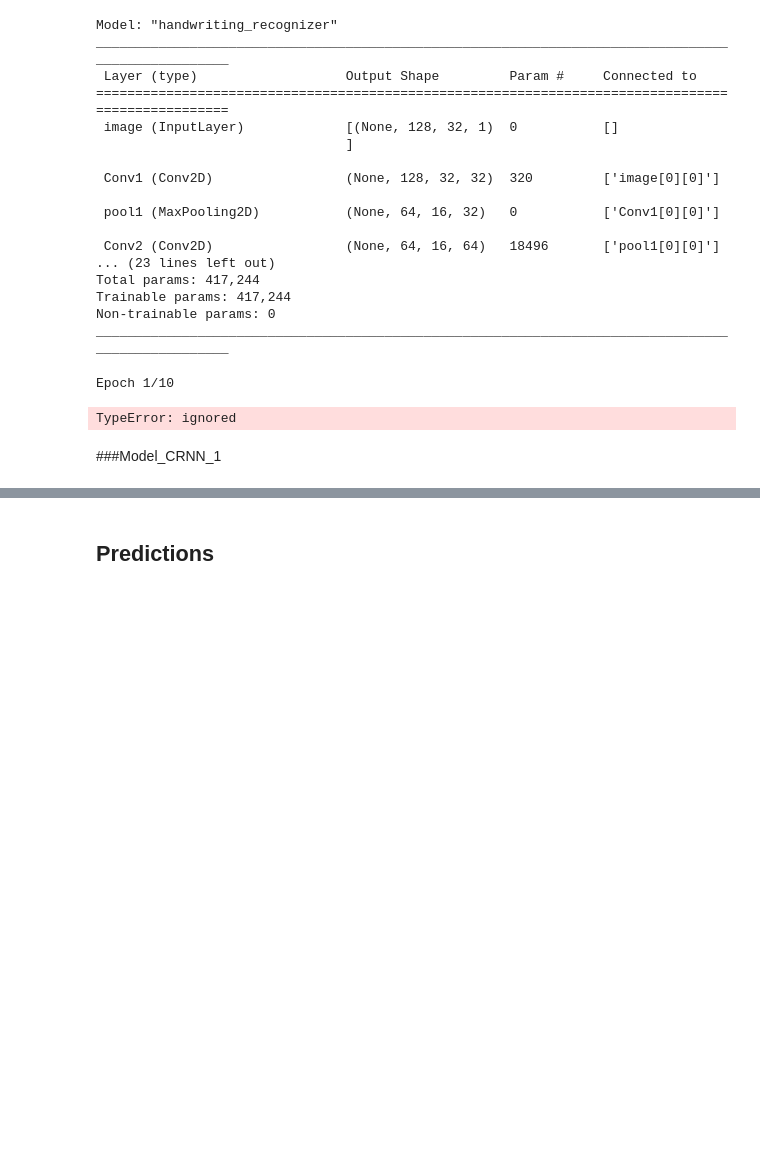
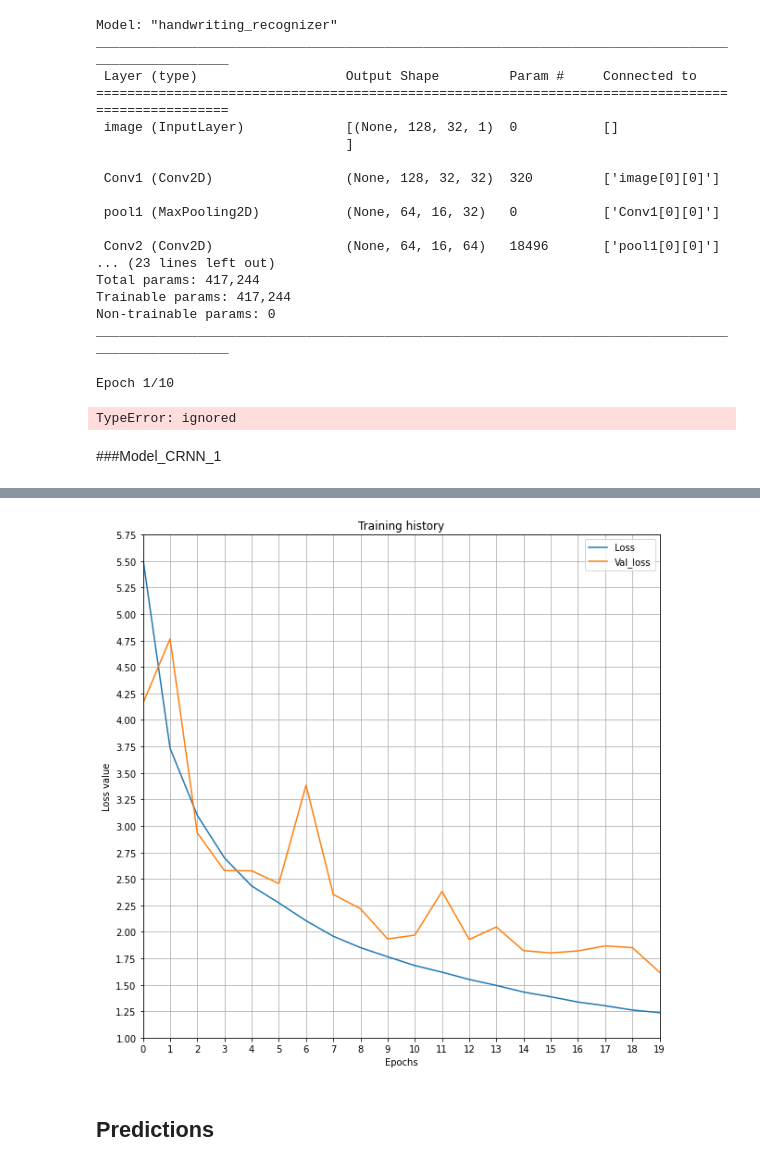
Before and after one commit to Zokoban/pyOCRTEN, a Jupyter notebook: ocr_project.ipynb, the cells around one changed output, grey strips where cells are left out. Drawn from its saved outputs; the diff is of its cells as text; code cells hidden in the pictures; blank space fills up the shorter version.

Commit message:
- Adding saving/loading function - Display of the training history

```diff
--- a/ocr_project.ipynb
+++ b/ocr_project.ipynb
@@ -248,3 +247,0 @@ for j, i in enumerate(np.random.randint(low=0, high=len(X_t), size=[6])):
-# %%
-for X_t, y_t in dataset_train:
-  pass
@@ -619,3 +658,30 @@ array([[[-570.1915 , -571.743  , -571.17084, ..., -571.9455 ,
+# %%
+#############
+# Variables #
+#############
+
+history= training_history.history
+
+#-------------------------------------
+################################
+# Display of Training history  #
+################################
+
+plt.figure(figsize=(10,10))
+
+plt.plot(history["loss"],label="Loss")
+plt.plot(history["val_loss"],label="Val_loss")
+
+plt.legend()
+plt.xticks(np.arange(0,20,1));
+plt.yticks(np.arange(1,6,0.25))
+plt.xlim([0,19]);
+plt.grid()
+plt.xlabel("Epochs")
+plt.ylabel("Loss value");
+plt.title("Training history");
+# %% [output]
+[figure, added]
 # %% [markdown]
 ## Predictions
 # %%
```
Also changed, not shown: parts of 12 cells of this notebook.
